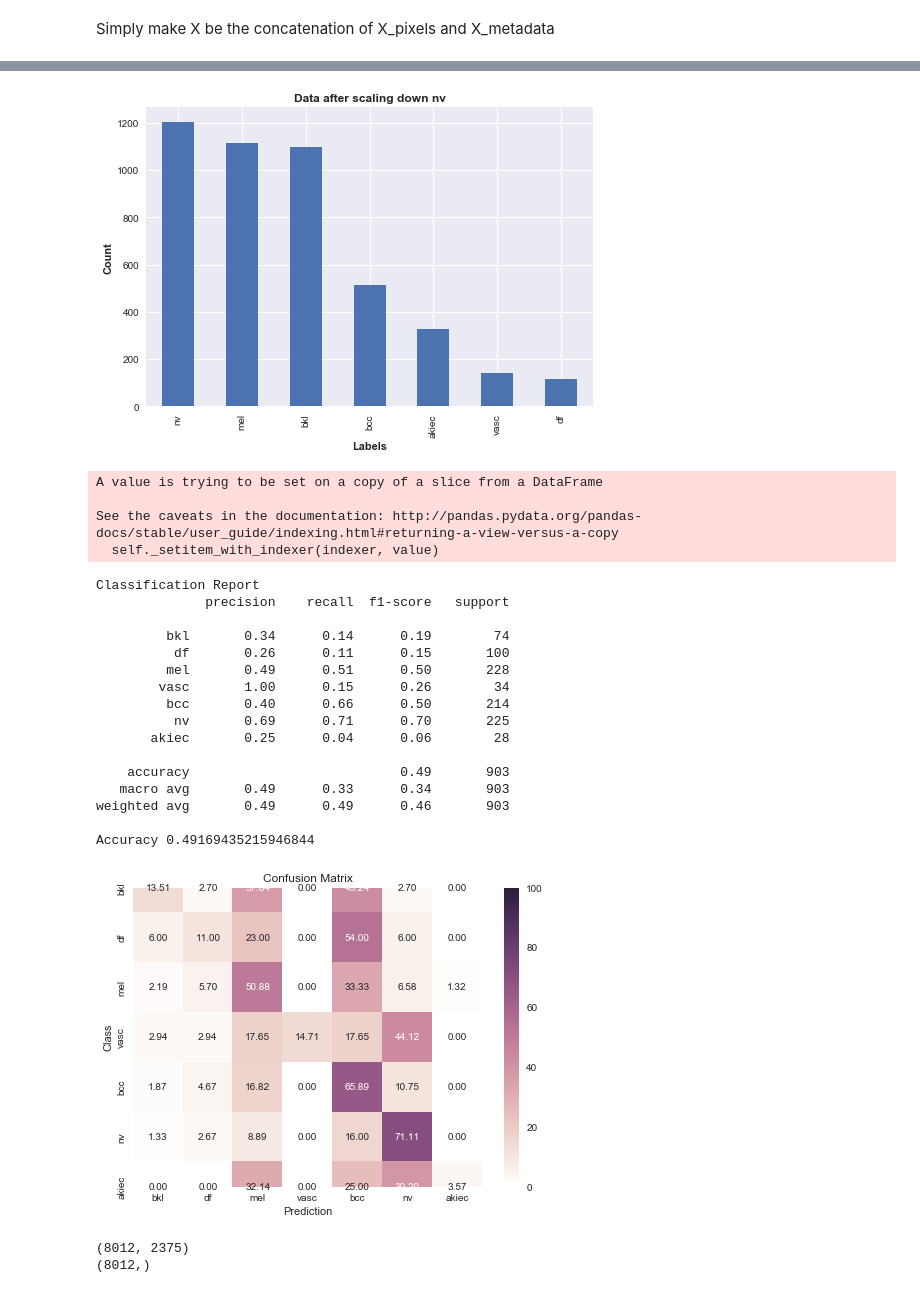
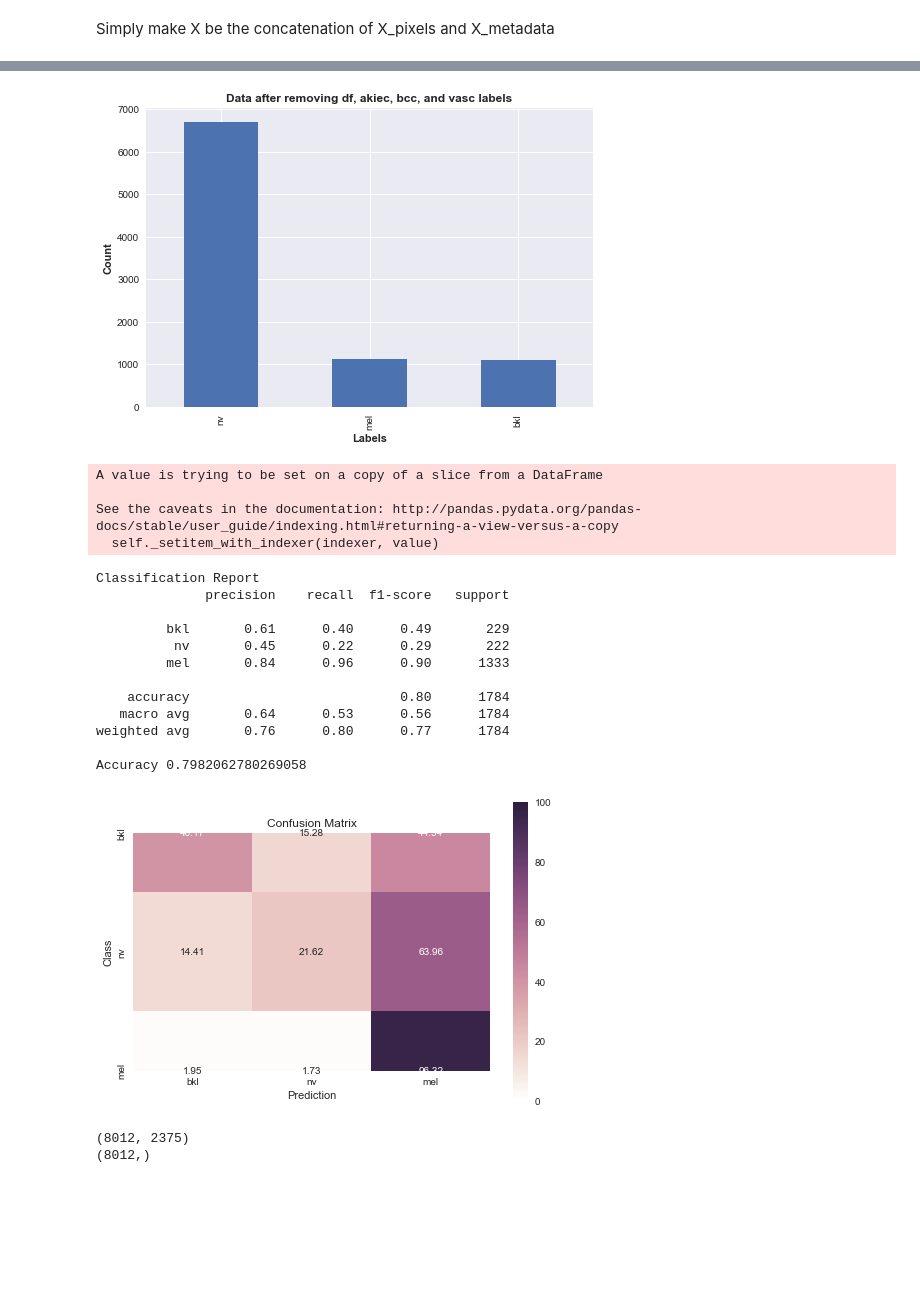
Before and after one commit to SamuelStentz/SkinCancerAnalysis, a Jupyter notebook: Analysis/analysis_praj.ipynb, the cells around one changed output, grey strips where cells are left out. Drawn from its saved outputs; the diff is of its cells as text; code cells hidden in the pictures; blank space fills up the shorter version.

Commit message:
added svm images

```diff
--- a/Analysis/analysis_praj.ipynb
+++ b/Analysis/analysis_praj.ipynb
@@ -152,7 +152,7 @@ def stat_graphs(test_label, label_pred, labels):
     pred_df["y_true"] = test_label
     pred_df["y_pred"] = label_pred
     pred_df.reset_index(inplace = True, drop = True)
-    pred_df.to_csv("../Figures/praj_classifications.csv")
+    pred_df.to_csv("../Figures/svm_TF.csv")
 
     conf_matrix = confusion_matrix(test_label, label_pred)
     print('\nClassification Report')
@@ -225,41 +225,37 @@ def plot_conf_matrix(conf_matrix, labels, directory):
 # %%
 #################
 # Edit params here for SVM
 
 size_of_test_data = 0.2
 random_seed = 42
-remove_labels = False
-scale_down_NV = True
+remove_labels = True
+scale_down_NV = False
 
 #################
 
 
 labels, conf_matrix = svm(metadata, size_of_test_data, random_seed, remove_labels, scale_down_NV)
 plot_conf_matrix(conf_matrix, labels, '../Figures/confusion_matrix_svm.png')
 # %% [output]
 [figure]
-[figure, old version]
+[figure, new version]
 A value is trying to be set on a copy of a slice from a DataFrame
 
 See the caveats in the documentation: http://pandas.pydata.org/pandas-docs/stable/user_guide/indexing.html#returning-a-view-versus-a-copy
   self._setitem_with_indexer(indexer, value)
 Classification Report
               precision    recall  f1-score   support
 
-         bkl       0.34      0.14      0.19        74
-          df       0.26      0.11      0.15       100
-         mel       0.49      0.51      0.50       228
-        vasc       1.00      0.15      0.26        34
-         bcc       0.40      0.66      0.50       214
-          nv       0.69      0.71      0.70       225
-       akiec       0.25      0.04      0.06        28
+         bkl       0.61      0.40      0.49       229
+          nv       0.45      0.22      0.29       222
+         mel       0.84      0.96      0.90      1333
 
-    accuracy                           0.49       903
-   macro avg       0.49      0.33      0.34       903
-weighted avg       0.49      0.49      0.46       903
+    accuracy                           0.80      1784
+   macro avg       0.64      0.53      0.56      1784
+weighted avg       0.76      0.80      0.77      1784
 
-Accuracy 0.49169435215946844
+Accuracy 0.7982062780269058
-[figure, old version]
+[figure, new version]
 # %%
 def svm2(data, labels):
     from sklearn.svm import SVC
```
Also changed, not shown: parts of 2 cells of this notebook, 4 other files.
